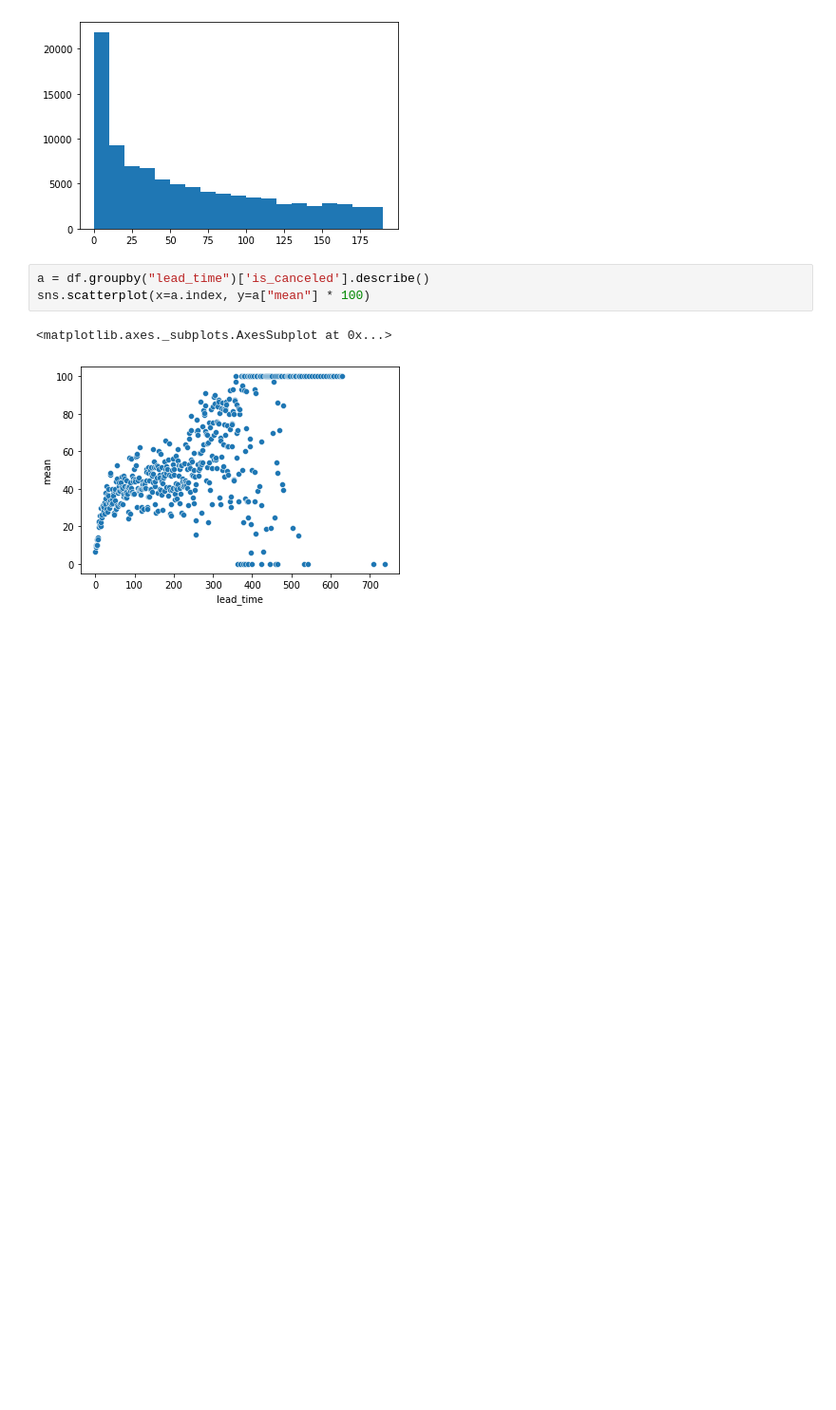
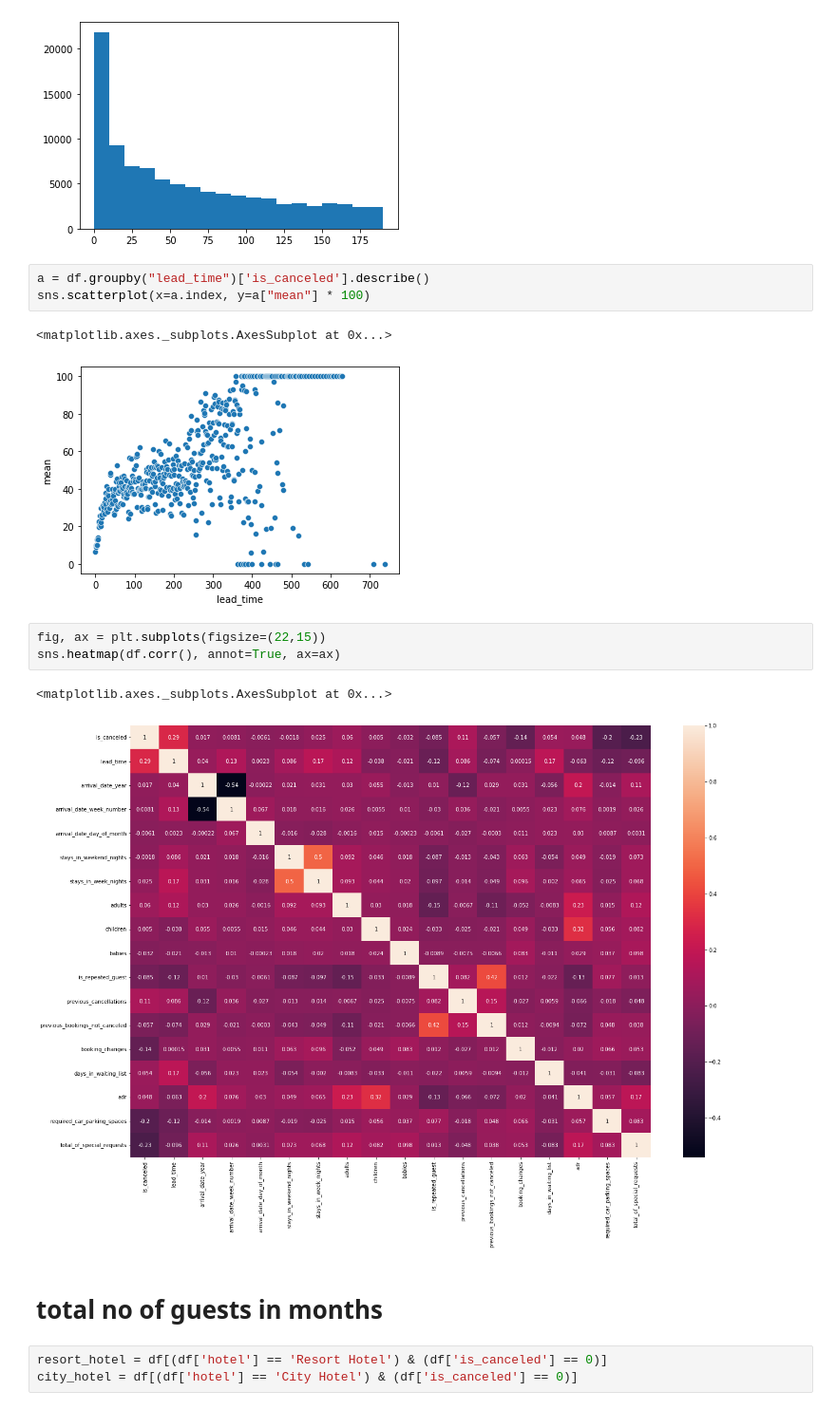
Before and after one commit to shub0411/hotel_booking_analysis, a Jupyter notebook: first_eda_pynb.ipynb, the cells around one changed output. Shown at 95% size. Cells and saved outputs as stored; diff of their text form; blank space fills up the shorter version.

```diff
--- a/first_eda_pynb.ipynb
+++ b/first_eda_pynb.ipynb
@@ -820,3 +820,14 @@ sns.scatterplot(x=a.index, y=a["mean"] * 100)
 # %% [output]
 <matplotlib.axes._subplots.AxesSubplot at 0x...>
 [figure]
+# %%
+fig, ax = plt.subplots(figsize=(22,15))
+sns.heatmap(df.corr(), annot=True, ax=ax)
+# %% [output]
+<matplotlib.axes._subplots.AxesSubplot at 0x...>
+[figure, added]
+# %% [markdown]
+# total no of guests in months
+# %%
+resort_hotel = df[(df['hotel'] == 'Resort Hotel') & (df['is_canceled'] == 0)]
+city_hotel = df[(df['hotel'] == 'City Hotel') & (df['is_canceled'] == 0)]
```
Also changed, not shown: parts of 22 cells of this notebook.
